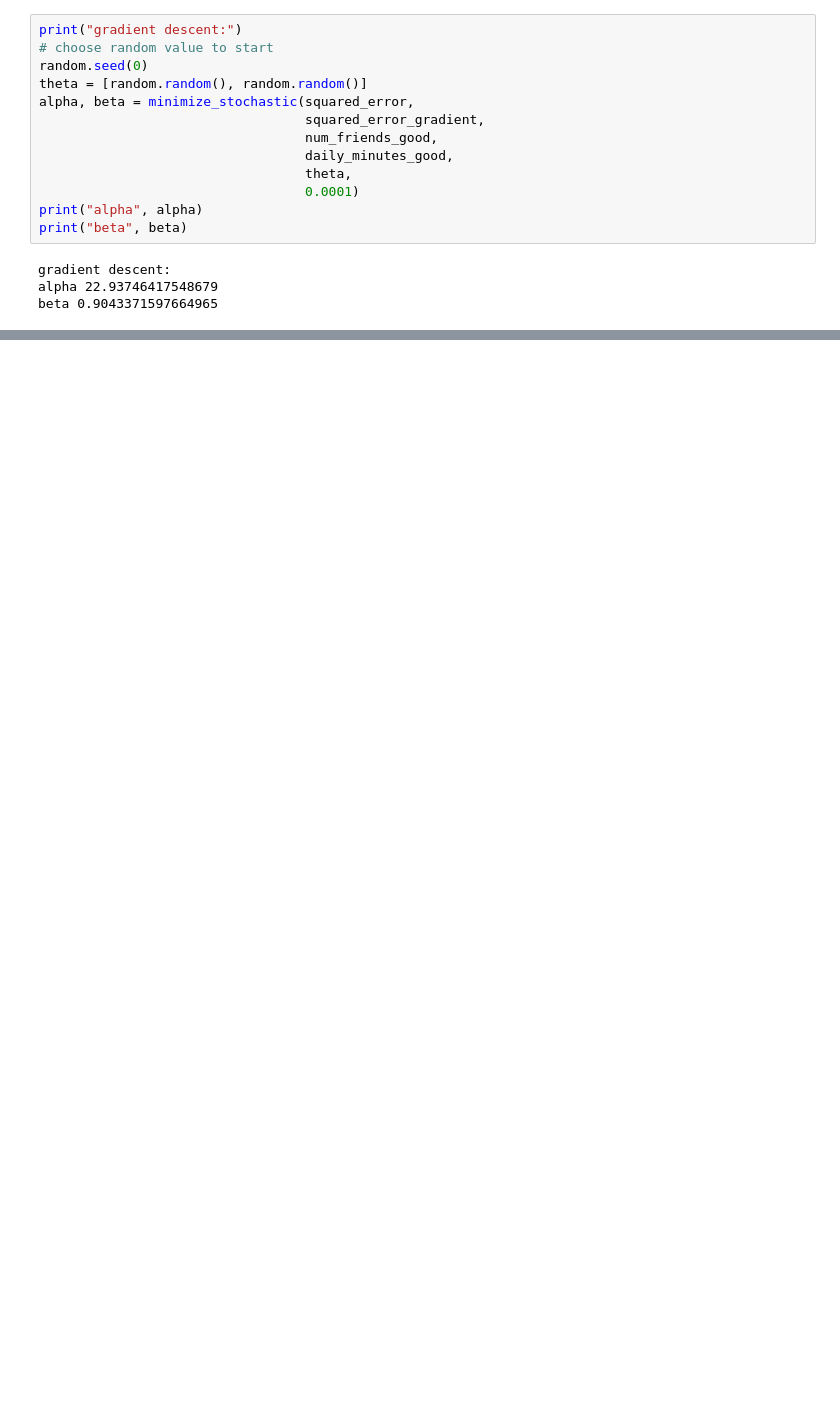
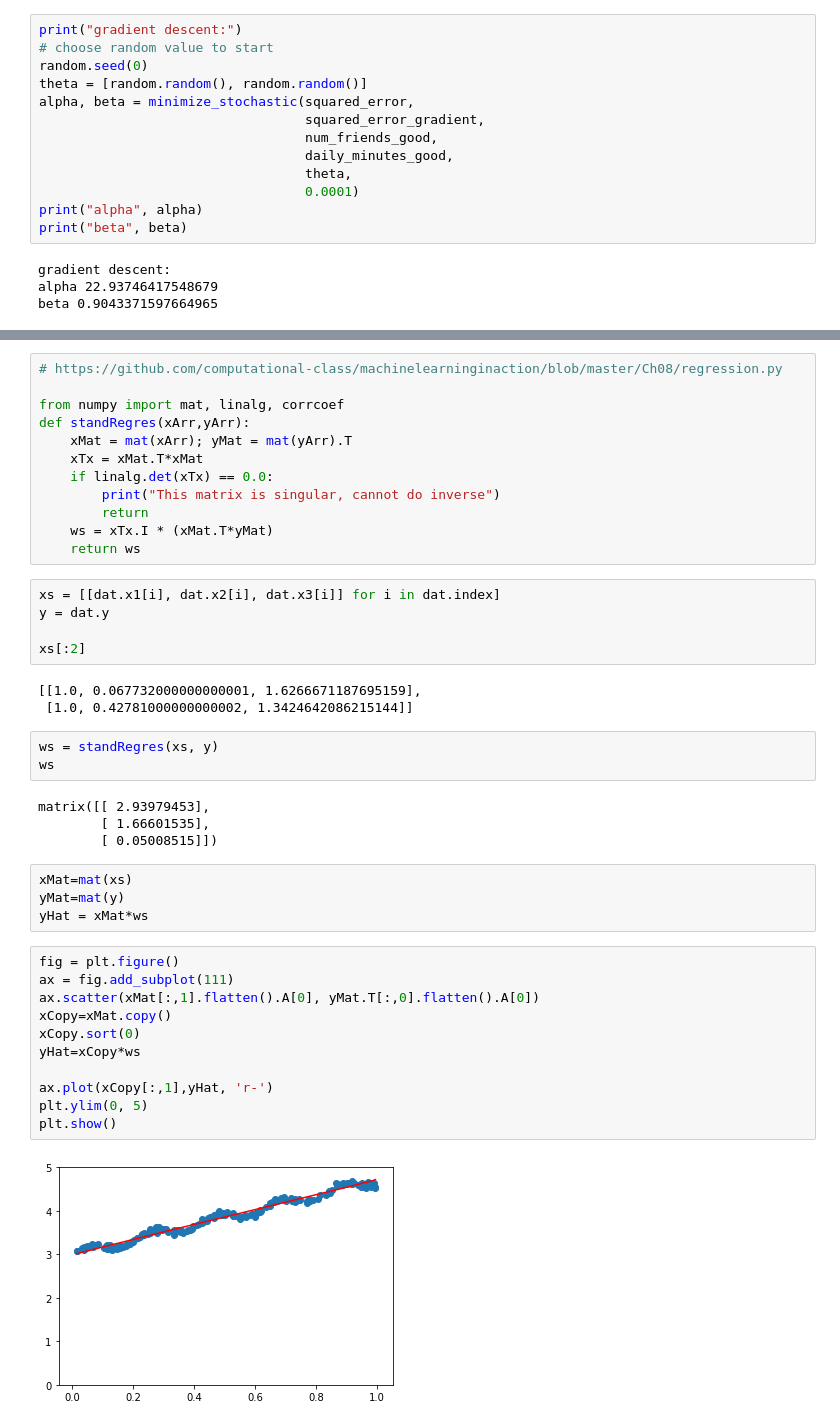
Before and after one commit to SocratesClub/datascience, a Jupyter notebook: data-science-from-scratch/code-python3/14.regression.ipynb, the cells around one changed output, grey strips where cells are left out. Drawn from its saved outputs; the diff is of its cells as text; blank space fills up the shorter version.

```diff
--- a/data-science-from-scratch/code-python3/14.regression.ipynb
+++ b/data-science-from-scratch/code-python3/14.regression.ipynb
@@ -74,0 +145,44 @@ beta 0.9043371597664965
+# %%
+# https://github.com/computational-class/machinelearninginaction/blob/master/Ch08/regression.py
+
+from numpy import mat, linalg, corrcoef
+def standRegres(xArr,yArr):
+    xMat = mat(xArr); yMat = mat(yArr).T
+    xTx = xMat.T*xMat
+    if linalg.det(xTx) == 0.0:
+        print("This matrix is singular, cannot do inverse")
+        return
+    ws = xTx.I * (xMat.T*yMat)
+    return ws
+# %%
+xs = [[dat.x1[i], dat.x2[i], dat.x3[i]] for i in dat.index]
+y = dat.y
+
+xs[:2]
+# %% [output]
+[[1.0, 0.067732000000000001, 1.6266671187695159],
+ [1.0, 0.42781000000000002, 1.3424642086215144]]
+# %%
+ws = standRegres(xs, y)
+ws
+# %% [output]
+matrix([[ 2.93979453],
+        [ 1.66601535],
+        [ 0.05008515]])
+# %%
+xMat=mat(xs)
+yMat=mat(y)
+yHat = xMat*ws
+# %%
+fig = plt.figure()
+ax = fig.add_subplot(111)
+ax.scatter(xMat[:,1].flatten().A[0], yMat.T[:,0].flatten().A[0])
+xCopy=xMat.copy()
+xCopy.sort(0)
+yHat=xCopy*ws
+
+ax.plot(xCopy[:,1],yHat, 'r-')
+plt.ylim(0, 5)
+plt.show()
+# %% [output]
+[figure, added]
```
Also changed, not shown: parts of 24 cells of this notebook, 5 other files.
